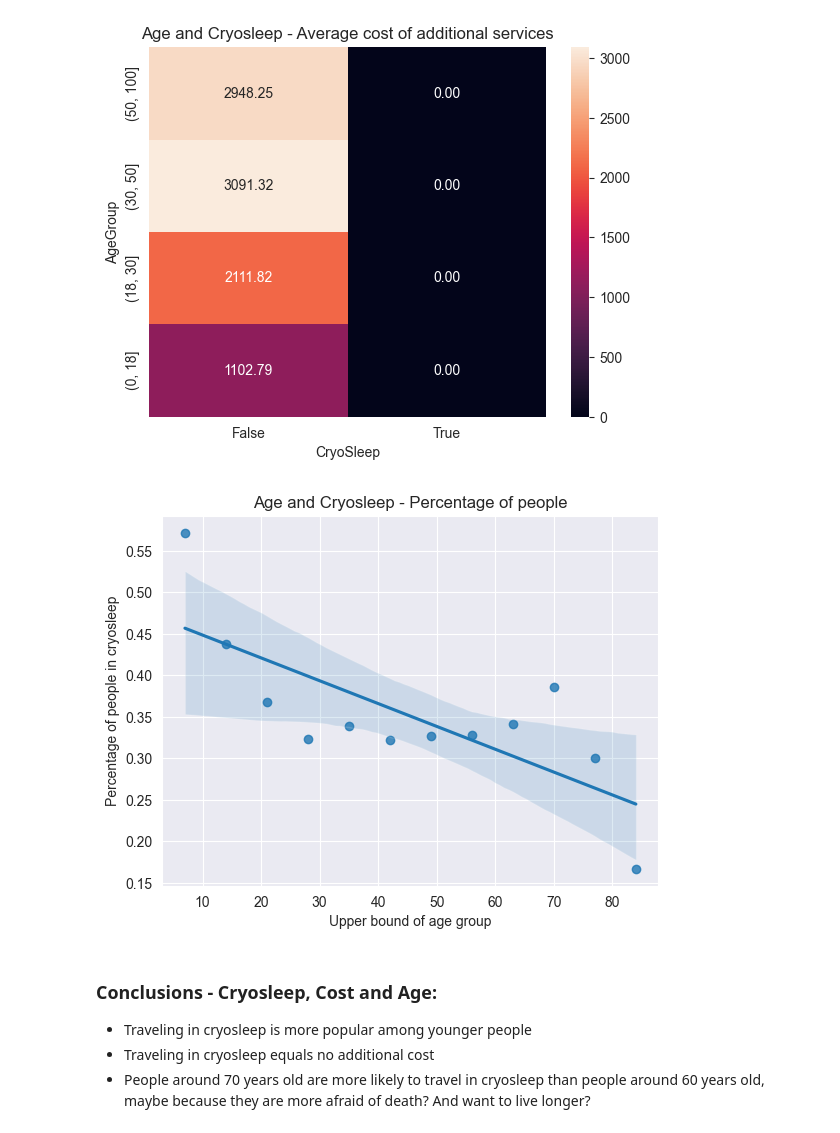
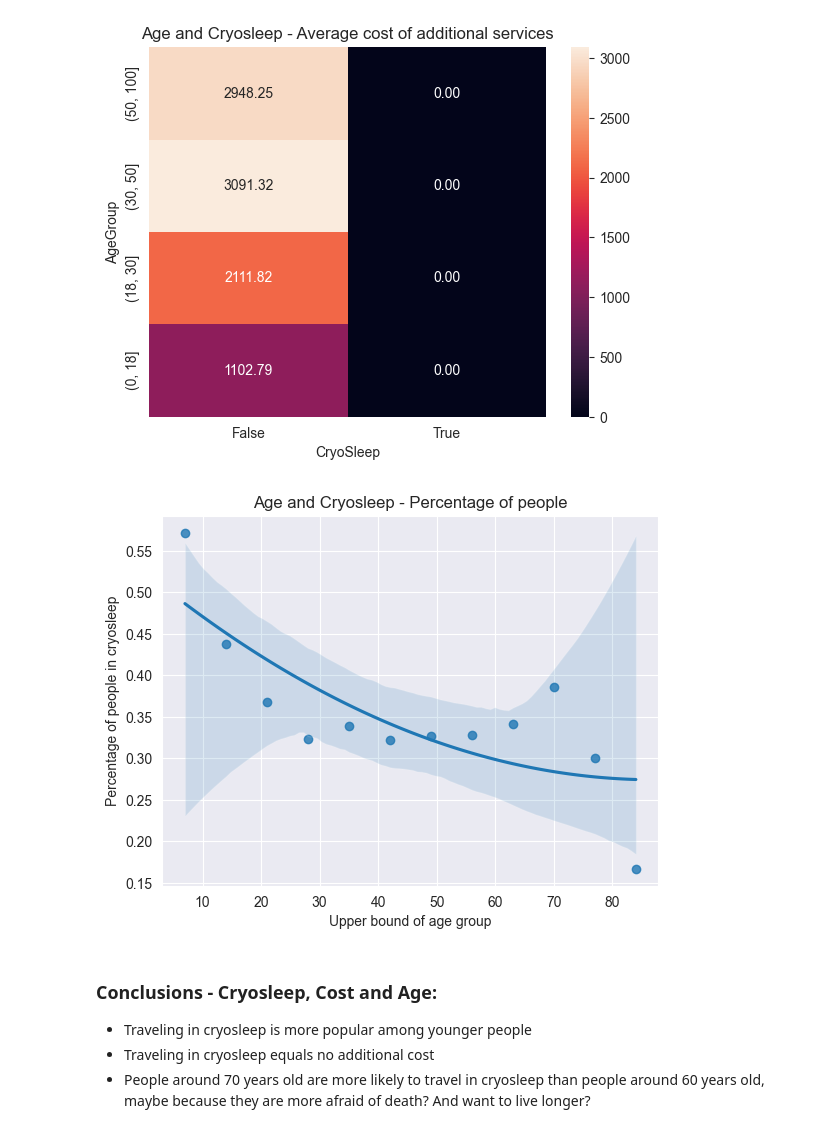
Before and after one commit to Kolo-Naukowe-Data-Science-PW/Rekrutacja_2023, a Jupyter notebook: spaceship_titanic/rozwiazania/Norbert_Frydrysiak/data_exploration.ipynb, the cells around one changed output. Cells and saved outputs as stored; diff of their text form; code cells hidden in the pictures.

```diff
--- a/spaceship_titanic/rozwiazania/Norbert_Frydrysiak/data_exploration.ipynb
+++ b/spaceship_titanic/rozwiazania/Norbert_Frydrysiak/data_exploration.ipynb
@@ -146,20 +146,20 @@ plt.show()
 # %%
 bins=[i for i in range(0,85,7)]
 df2['AgeGroup']=pd.cut(df2['Age'], bins=bins)
 #display(df2)
 regplotdf=df2.groupby('AgeGroup')['CryoSleep'].value_counts().unstack()
 #regplotdf.describe()
 regplotdf['Number of people in age group']=regplotdf.apply(lambda row: row[0]+row[1], axis=1)
 regplotdf['Percentage of people in cryosleep']=regplotdf.apply(lambda row: row[1]/row[2], axis=1)
 regplotdf.reset_index(level=0, inplace=True)
 regplotdf['AgeGroup']=[i for i in range(7,85,7)]
 #display(regplotdf)
-sns.regplot(data=regplotdf, x='AgeGroup' , y="Percentage of people in cryosleep")
+sns.regplot(data=regplotdf, x='AgeGroup' , y="Percentage of people in cryosleep", order=2)
 plt.title('Age and Cryosleep - Percentage of people')
 plt.xlabel("Upper bound of age group")
 plt.show()
 # %% [output]
-[figure, old version]
+[figure, new version]
 # %% [markdown]
 ### Conclusions - Cryosleep, Cost and Age:
 * Traveling in cryosleep is more popular among younger people
```
Also changed, not shown: parts of 6 cells of this notebook.
